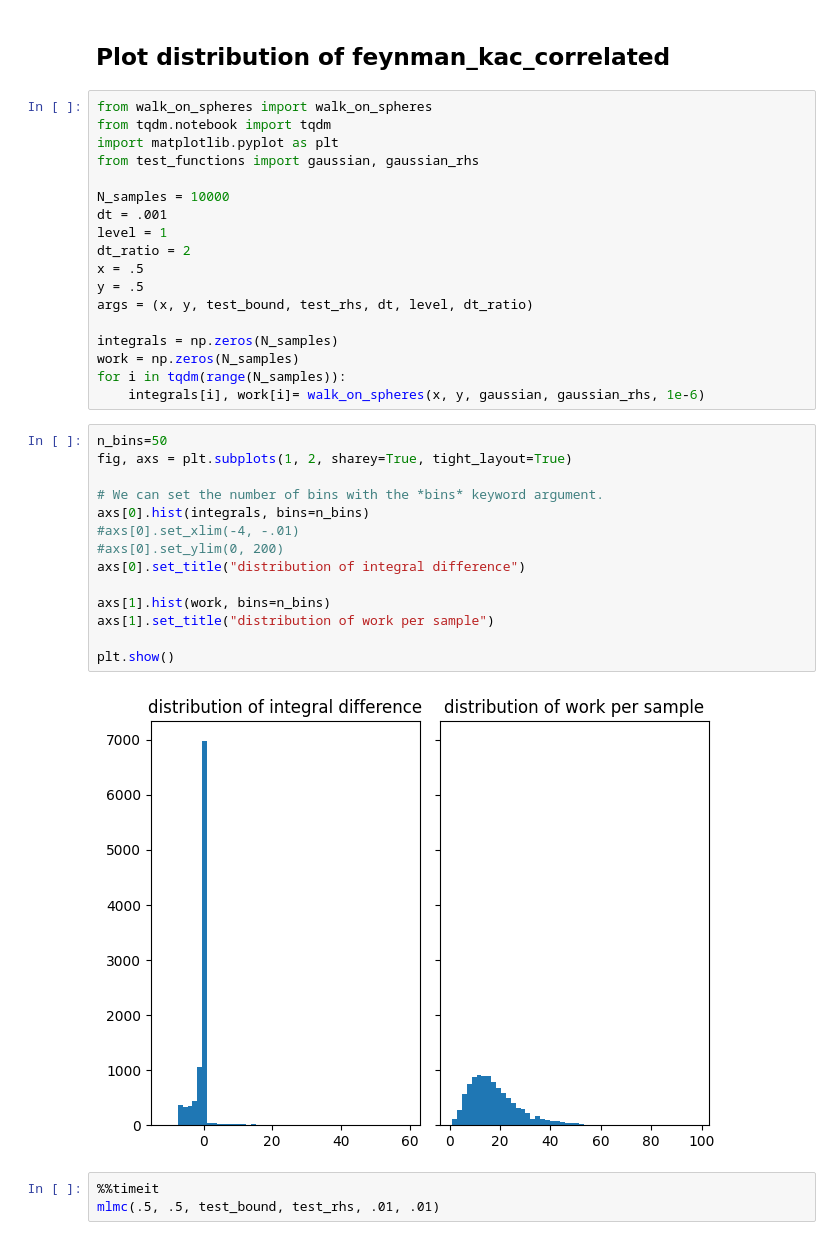
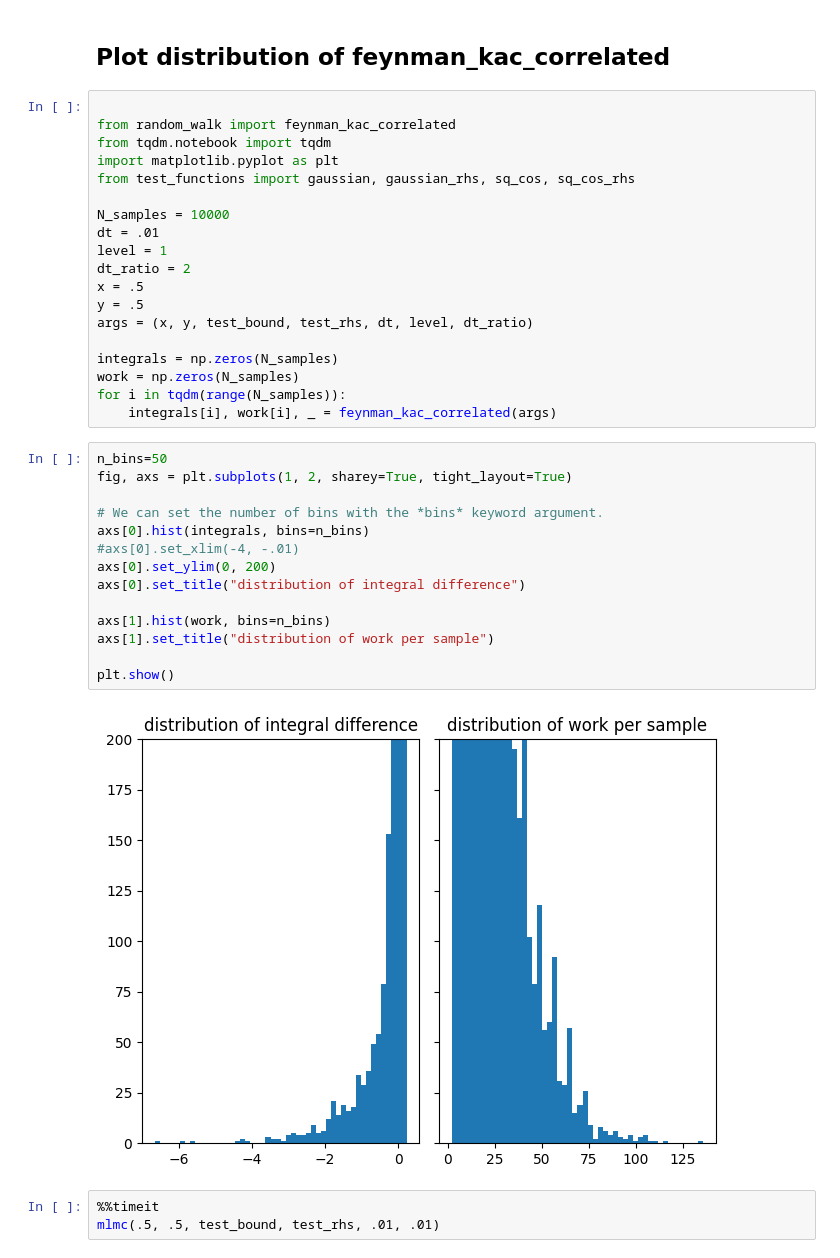
Before and after one commit to casparschucan/feynman-kac-python, a Jupyter notebook: src/experiments.ipynb, the cells around one changed output. Cells and saved outputs as stored; diff of their text form.

```diff
--- a/src/experiments.ipynb
+++ b/src/experiments.ipynb
@@ -197,13 +197,14 @@ plt.show
 # %% [markdown]
 ## Plot distribution of feynman_kac_correlated
 # %%
-from walk_on_spheres import walk_on_spheres
+
+from random_walk import feynman_kac_correlated
 from tqdm.notebook import tqdm
 import matplotlib.pyplot as plt
-from test_functions import gaussian, gaussian_rhs
+from test_functions import gaussian, gaussian_rhs, sq_cos, sq_cos_rhs
 
 N_samples = 10000
-dt = .001
+dt = .01
 level = 1
 dt_ratio = 2
 x = .5
@@ -213,23 +214,23 @@ args = (x, y, test_bound, test_rhs, dt, level, dt_ratio)
 integrals = np.zeros(N_samples)
 work = np.zeros(N_samples)
 for i in tqdm(range(N_samples)):
-    integrals[i], work[i]= walk_on_spheres(x, y, gaussian, gaussian_rhs, 1e-6)
+    integrals[i], work[i], _ = feynman_kac_correlated(args)
 # %%
 n_bins=50
 fig, axs = plt.subplots(1, 2, sharey=True, tight_layout=True)
 
 # We can set the number of bins with the *bins* keyword argument.
 axs[0].hist(integrals, bins=n_bins)
 #axs[0].set_xlim(-4, -.01)
-#axs[0].set_ylim(0, 200)
+axs[0].set_ylim(0, 200)
 axs[0].set_title("distribution of integral difference")
 
 axs[1].hist(work, bins=n_bins)
 axs[1].set_title("distribution of work per sample")
 
 plt.show()
 # %% [output]
-[figure, old version]
+[figure, new version]
 # %%
 %%timeit
 mlmc(.5, .5, test_bound, test_rhs, .01, .01)
```
Also changed, not shown: 1 other file.
